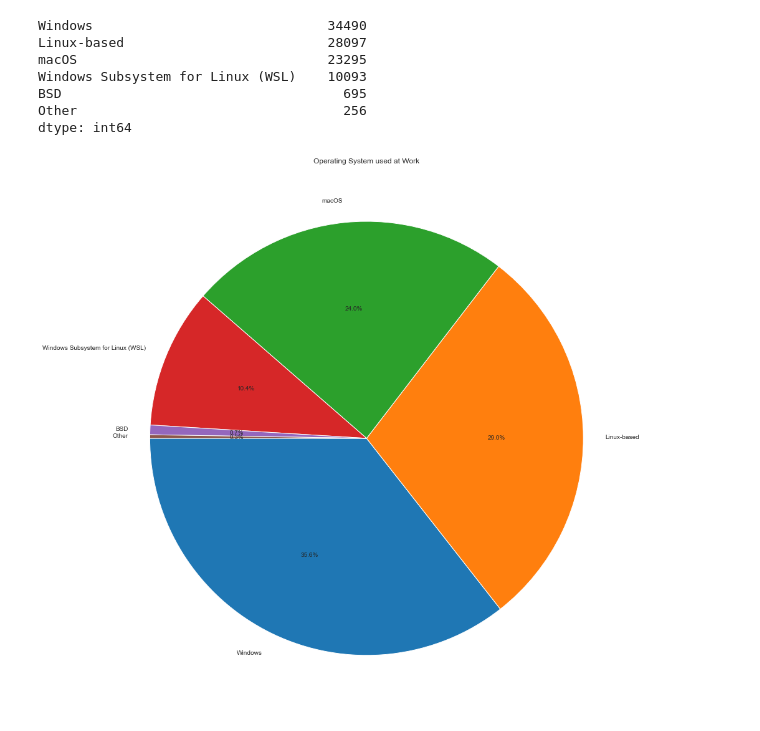
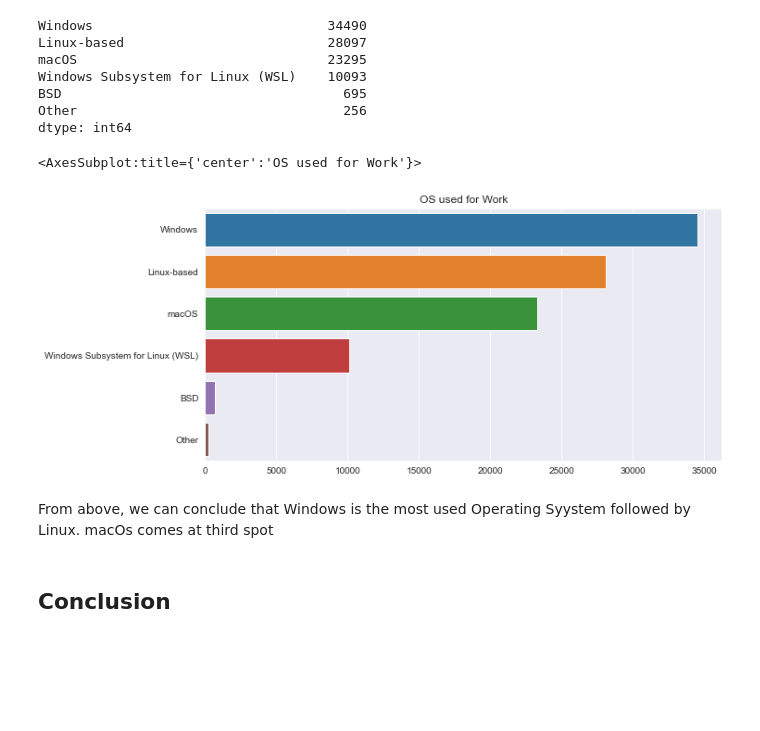
Before and after one commit to piyushrj100/Data_analysis, a Jupyter notebook: StackOverflow2022_EDA/Survey_2022.ipynb, the cells around one changed output. Drawn from its saved outputs; the diff is of its cells as text; code cells hidden in the pictures; blank space fills up the shorter version.

```diff
--- a/StackOverflow2022_EDA/Survey_2022.ipynb
+++ b/StackOverflow2022_EDA/Survey_2022.ipynb
@@ -754,8 +754,14 @@ BSD                                    695
 Other                                  256
 dtype: int64
 # %%
-plt.figure(figsize=(20,16))
-plt.title('Operating System used at Work')
-plt.pie(Os_use_pro, labels=Os_use_pro.index, autopct='%1.1f%%',shadow=False ,startangle=180);
+plt.figure(figsize=(10, 5))
+
+plt.title("OS used for Work")
+sns.barplot(x=Os_use_pro,y=Os_use_pro.index)
 # %% [output]
+<AxesSubplot:title={'center':'OS used for Work'}>
-[figure, old version]
+[figure, new version]
+# %% [markdown]
+From above, we can conclude that Windows is the most used Operating Syystem followed by Linux. macOs comes at third spot
+# %% [markdown]
+## Conclusion
```
Also changed, not shown: parts of 1 cell of this notebook.
